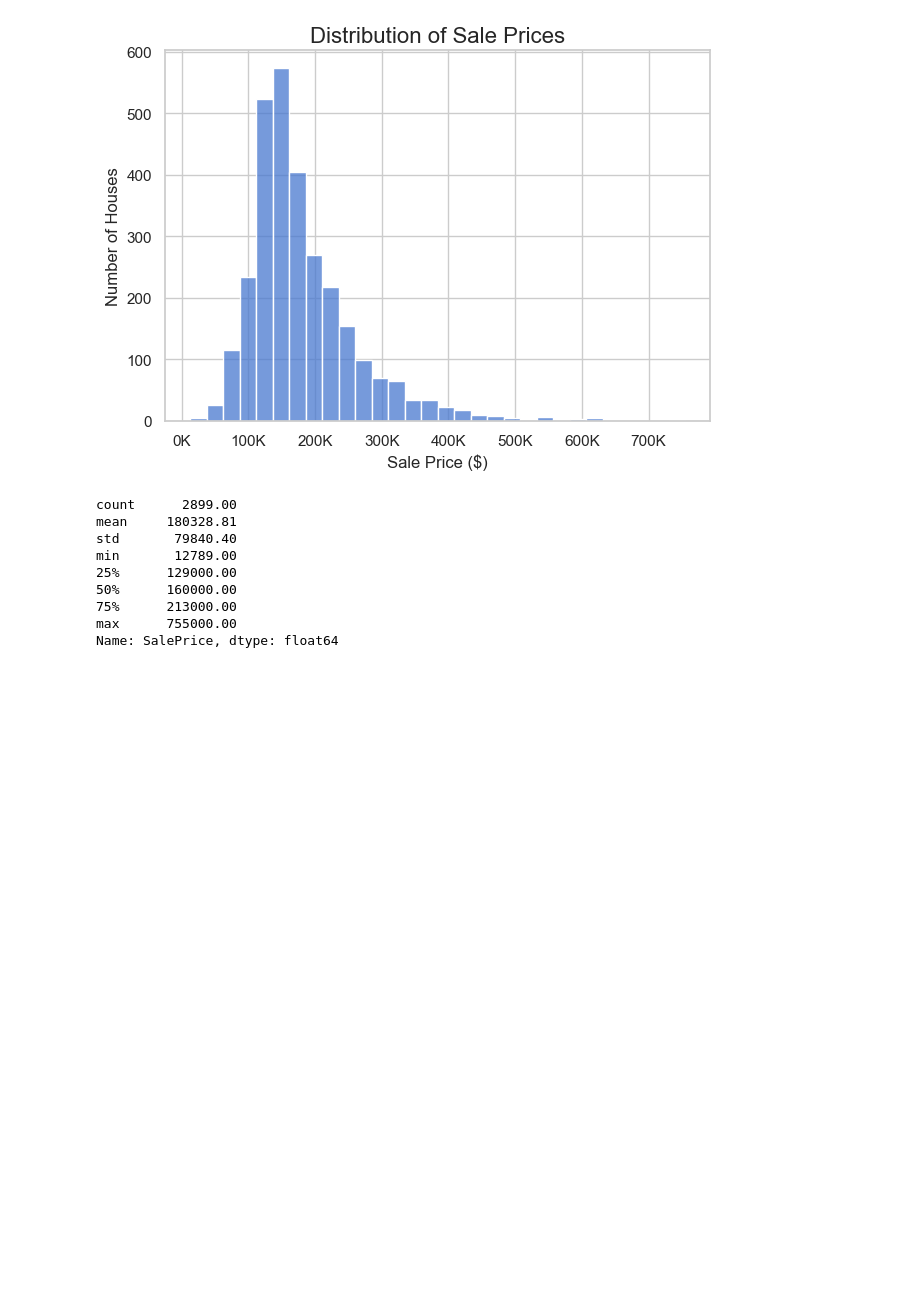
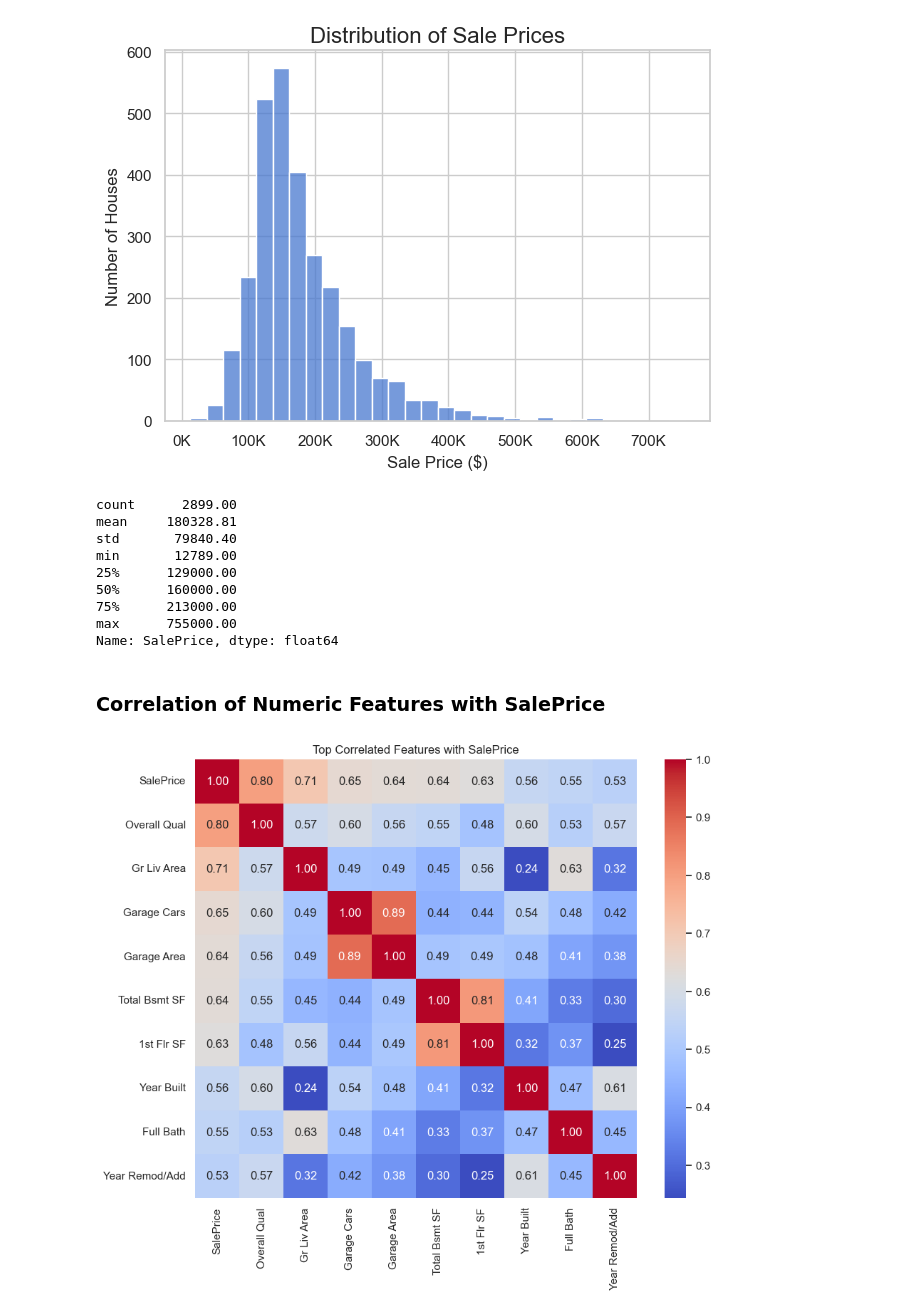
Before and after one commit to iluvcoding123/housing-price-predictor, a Jupyter notebook: notebooks/eda.ipynb, the cells around one changed output. Drawn from its saved outputs; the diff is of its cells as text; code cells hidden in the pictures; blank space fills up the shorter version.

Commit message:
correlation heatmap and eliminating remaining missing values

```diff
--- a/notebooks/eda.ipynb
+++ b/notebooks/eda.ipynb
@@ -124,11 +119,13 @@ df['Garage Yr Blt'] = df['Garage Yr Blt'].fillna(0)
 basement_cols = ['Bsmt Qual', 'Bsmt Cond', 'Bsmt Exposure', 'BsmtFin Type 1', 'BsmtFin Type 2']
 partial_missing_basement = df[basement_cols].isnull().any(axis=1) & ~df[basement_cols].isnull().all(axis=1)
 df = df[~partial_missing_basement]
+df[basement_cols] = df[basement_cols].fillna('None')
 
 # Impute Lot Frontage with neghborhood median and drop remaining rows
 df['Lot Frontage'] = df.groupby('Neighborhood')['Lot Frontage'].transform(
     lambda x: x.fillna(x.median()) if x.notna().sum() > 0 else x
 )
+df['Lot Frontage'] = df['Lot Frontage'].fillna(df['Lot Frontage'].median())
 # %% [markdown]
 ## Visualization
 # %% [markdown]
@@ -161,3 +158,17 @@ min       12789.00
 75%      213000.00
 max      755000.00
 Name: SalePrice, dtype: float64
+# %% [markdown]
+### Correlation of Numeric Features with SalePrice
+# %%
+# Calculate correlations with SalePrice
+corr = df.corr(numeric_only=True)
+top_corr_features = corr['SalePrice'].abs().sort_values(ascending=False).head(10).index  # Top 10 features
+
+# Heatmap of top correlated features
+plt.figure(figsize=(10,8))
+sns.heatmap(df[top_corr_features].corr(), annot=True, cmap='coolwarm', fmt=".2f")
+plt.title('Top Correlated Features with SalePrice')
+plt.show()
+# %% [output]
+[figure, added]
```
Also changed, not shown: parts of 2 cells of this notebook.
